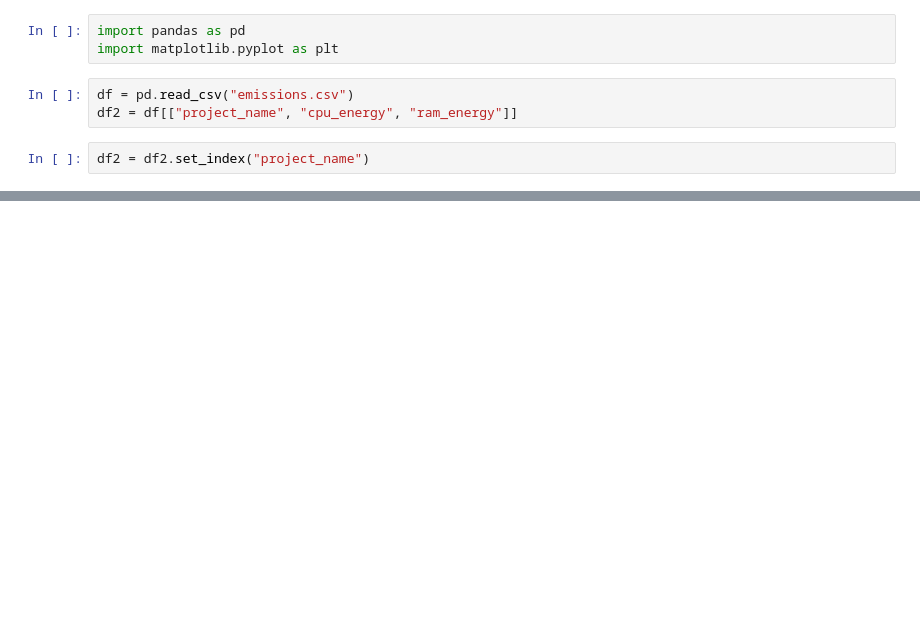
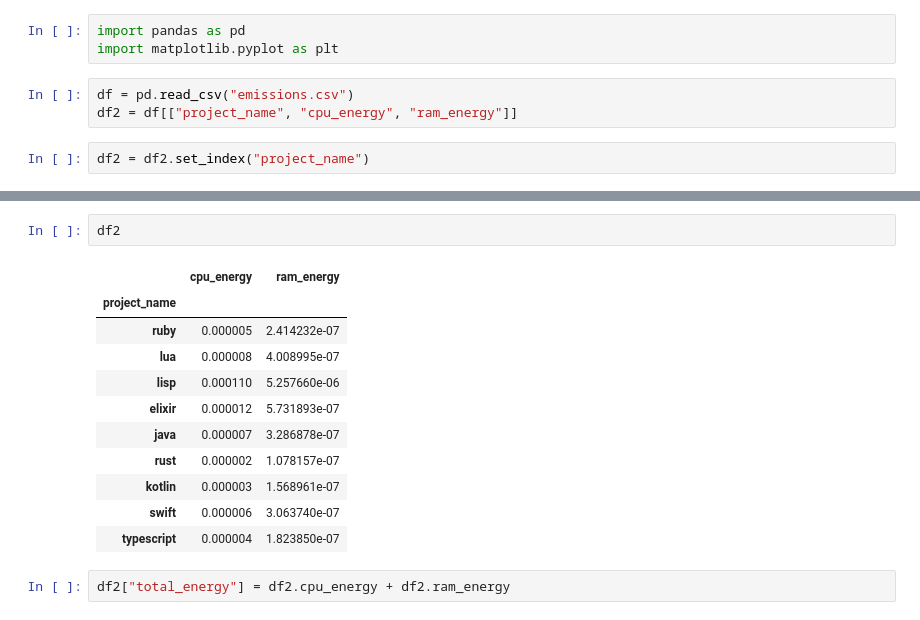
Before and after one commit to hniemeyer/green_programming, a Jupyter notebook: analysis.ipynb, the cells around one changed output, grey strips where cells are left out. Drawn from its saved outputs; the diff is of its cells as text; blank space fills up the shorter version.

```diff
--- a/analysis.ipynb
+++ b/analysis.ipynb
@@ -16,0 +17,16 @@ Text(0.5, 0, '')
+# %%
+df2
+# %% [output]
+|  | cpu_energy | ram_energy |
+| project_name |  |  |
+| ruby | 0.000005 | 2.414232e-07 |
+| lua | 0.000008 | 4.008995e-07 |
+| lisp | 0.000110 | 5.257660e-06 |
+| elixir | 0.000012 | 5.731893e-07 |
+| java | 0.000007 | 3.286878e-07 |
+| rust | 0.000002 | 1.078157e-07 |
+| kotlin | 0.000003 | 1.568961e-07 |
+| swift | 0.000006 | 3.063740e-07 |
+| typescript | 0.000004 | 1.823850e-07 |
+# %%
+df2["total_energy"] = df2.cpu_energy + df2.ram_energy
```
Also changed, not shown: parts of 3 cells of this notebook, 1 other file.
